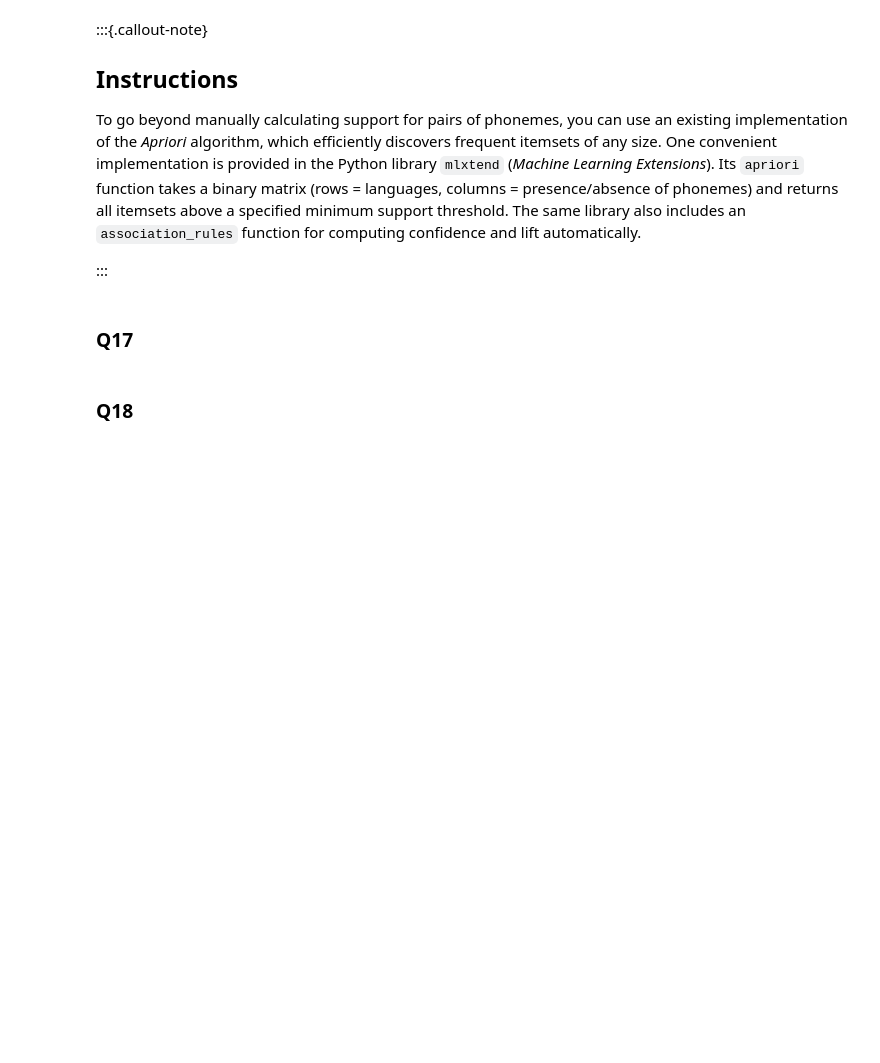
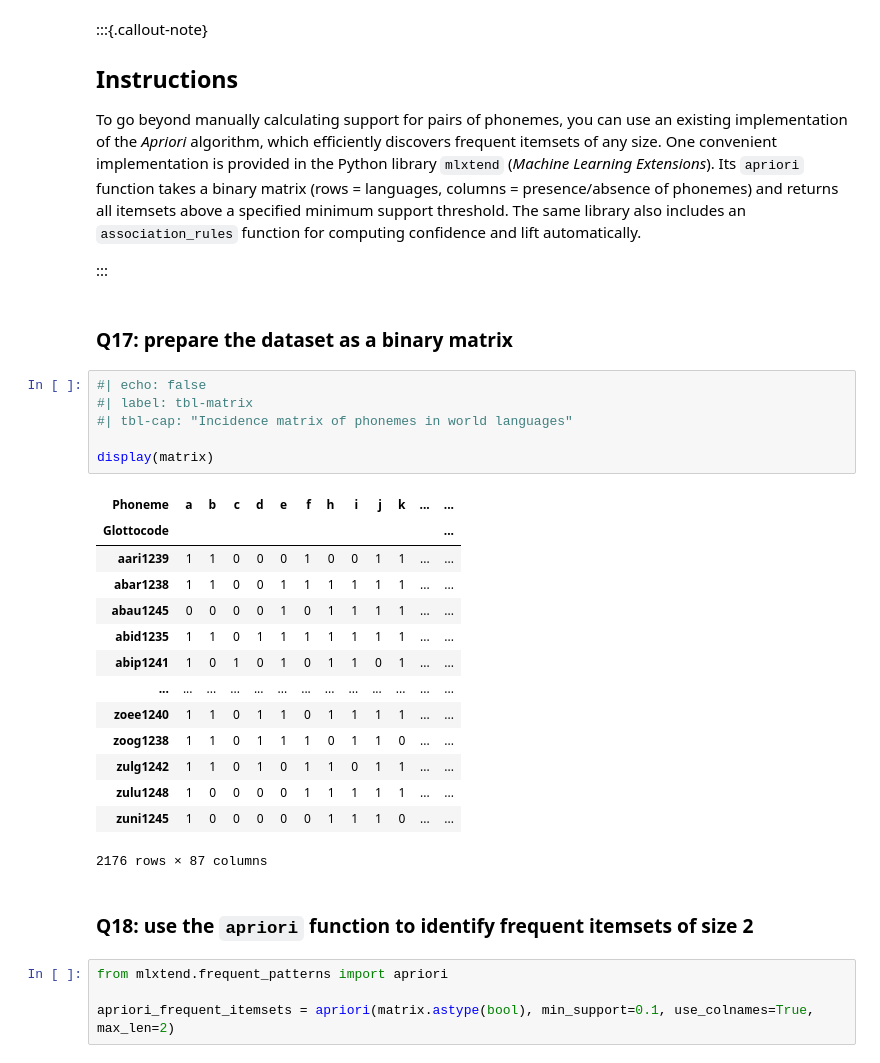
Before and after one commit to phtryll/nlp-labs, a Jupyter notebook: vowel-inventories/vowel_inventories.ipynb, the cells around one changed output. Drawn from its saved outputs; the diff is of its cells as text; blank space fills up the shorter version.

```diff
--- a/vowel-inventories/vowel_inventories.ipynb
+++ b/vowel-inventories/vowel_inventories.ipynb
@@ -1295,6 +1330,31 @@ To go beyond manually calculating support for pairs of phonemes, you can use an
 
 :::
 # %% [markdown]
-### Q17
+### Q17: prepare the dataset as a binary matrix
+# %%
+#| echo: false
+#| label: tbl-matrix
+#| tbl-cap: "Incidence matrix of phonemes in world languages"
+
+display(matrix)
+# %% [output]
+| Phoneme | a | b | c | d | e | f | h | i | j | k | ... | ... |
+| Glottocode |  |  |  |  |  |  |  |  |  |  |  | ... |
+| aari1239 | 1 | 1 | 0 | 0 | 0 | 1 | 0 | 0 | 1 | 1 | ... | ... |
+| abar1238 | 1 | 1 | 0 | 0 | 1 | 1 | 1 | 1 | 1 | 1 | ... | ... |
+| abau1245 | 0 | 0 | 0 | 0 | 1 | 0 | 1 | 1 | 1 | 1 | ... | ... |
+| abid1235 | 1 | 1 | 0 | 1 | 1 | 1 | 1 | 1 | 1 | 1 | ... | ... |
+| abip1241 | 1 | 0 | 1 | 0 | 1 | 0 | 1 | 1 | 0 | 1 | ... | ... |
+| ... | ... | ... | ... | ... | ... | ... | ... | ... | ... | ... | ... | ... |
+| zoee1240 | 1 | 1 | 0 | 1 | 1 | 0 | 1 | 1 | 1 | 1 | ... | ... |
+| zoog1238 | 1 | 1 | 0 | 1 | 1 | 1 | 0 | 1 | 1 | 0 | ... | ... |
+| zulg1242 | 1 | 1 | 0 | 1 | 0 | 1 | 1 | 0 | 1 | 1 | ... | ... |
+| zulu1248 | 1 | 0 | 0 | 0 | 0 | 1 | 1 | 1 | 1 | 1 | ... | ... |
+| zuni1245 | 1 | 0 | 0 | 0 | 0 | 0 | 1 | 1 | 1 | 0 | ... | ... |
+2176 rows × 87 columns
 # %% [markdown]
-### Q18
+### Q18: use the `apriori` function to identify frequent itemsets of size 2
+# %%
+from mlxtend.frequent_patterns import apriori
+
+apriori_frequent_itemsets = apriori(matrix.astype(bool), min_support=0.1, use_colnames=True, max_len=2)
```
Also changed, not shown: parts of 17 cells of this notebook, 1 other file.
